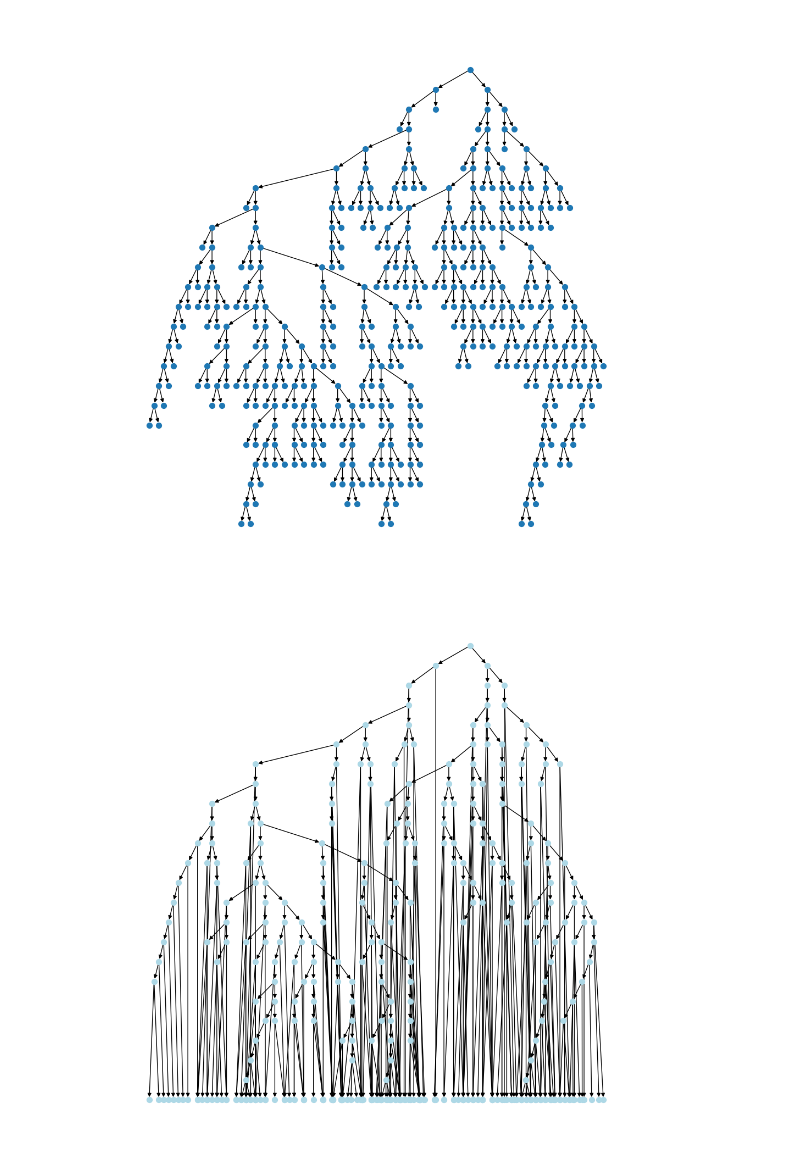
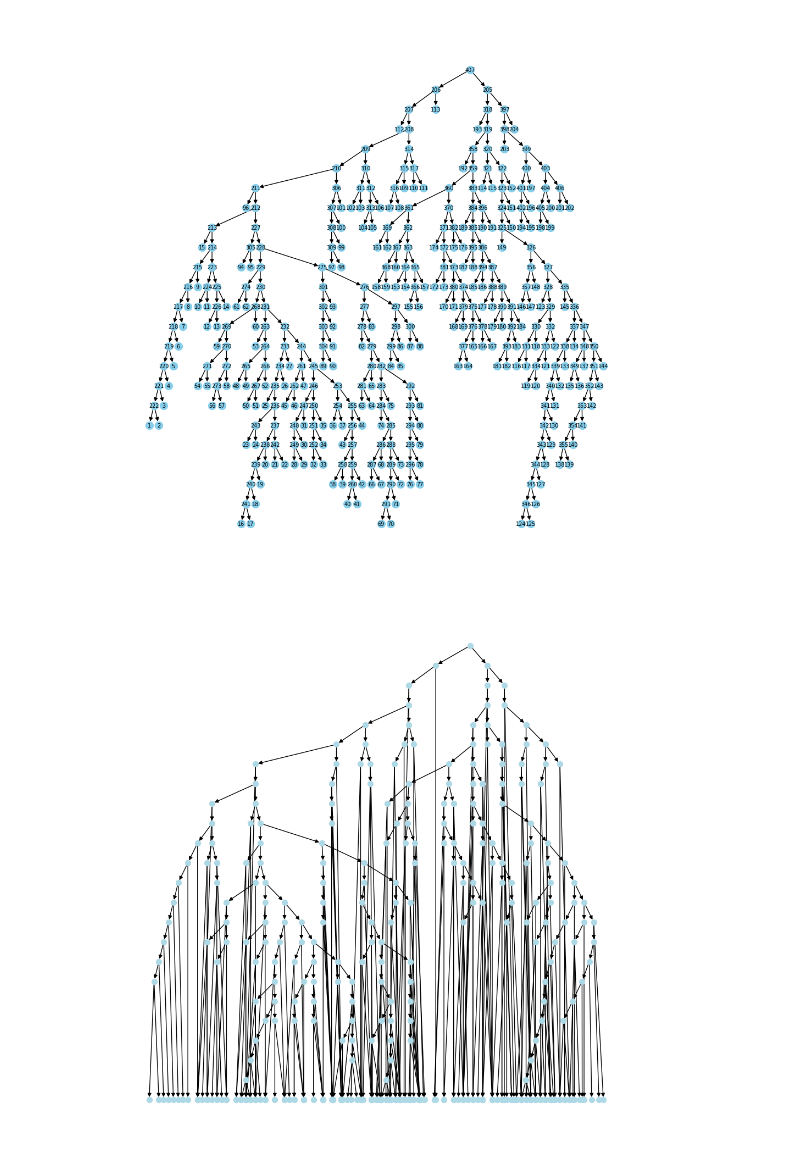
Before and after one commit to nygaardlarsen/ModCompExam, a Jupyter notebook: part1.ipynb, the cells around one changed output. Saved outputs shown, nothing was run; the diff lists cells and outputs as text; code cells hidden in the pictures.

```diff
--- a/part1.ipynb
+++ b/part1.ipynb
@@ -18,11 +19,11 @@ for _, row in tree.iterrows():
 # %%
 # Plot the graph as a top-down tree
 plt.figure(figsize=(10, 10))
 pos = nx.nx_agraph.graphviz_layout(G, prog="dot")
-nx.draw(G, pos, with_labels=False, node_size = 50)
+nx.draw(G, pos, with_labels=True, font_size = 7, node_color = "Skyblue", node_size = 100)
 plt.show()
 # %% [output]
-[figure, old version]
+[figure, new version]
 # %%
 # Get initial layout
 pos = nx.nx_agraph.graphviz_layout(G, prog="dot")
```
Also changed, not shown: parts of 6 cells of this notebook, 1 other file.
